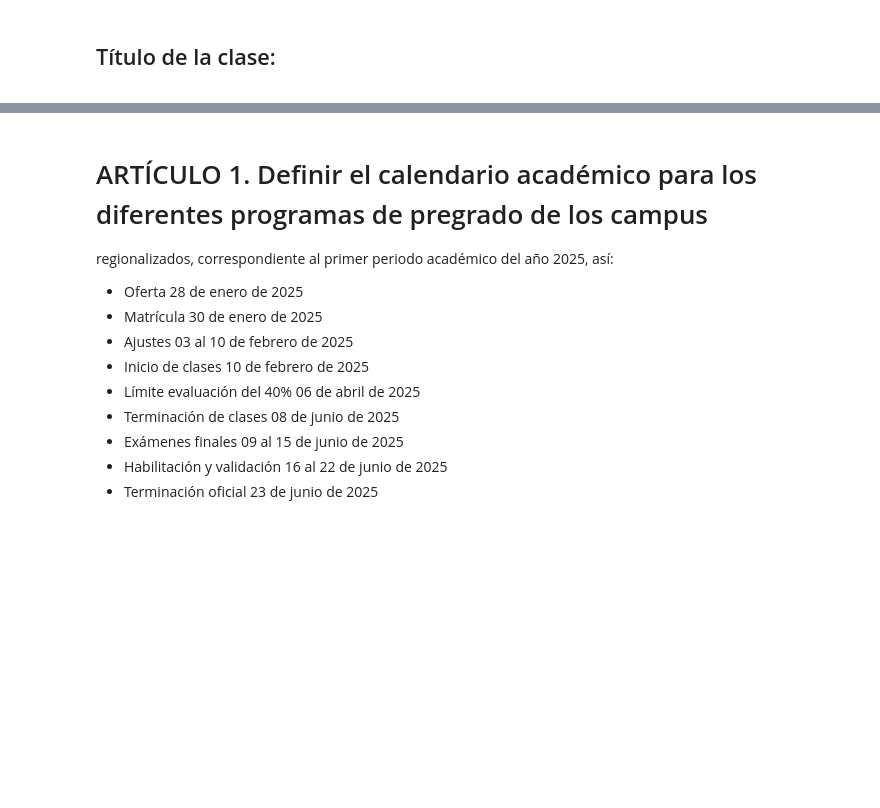
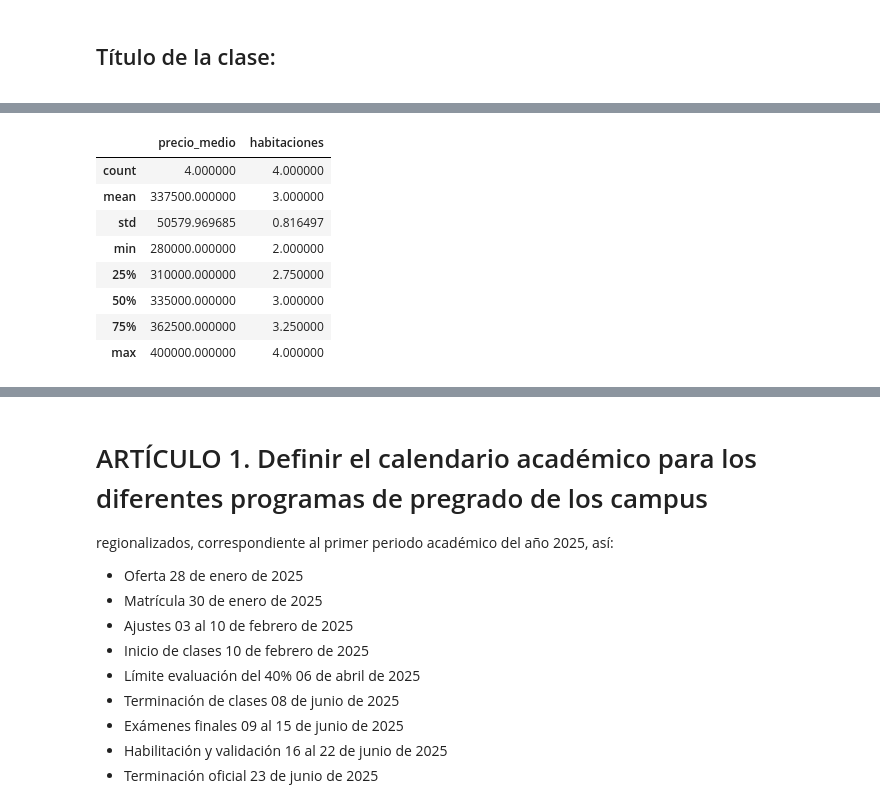
Before and after one commit to marco-canas/linea_invest_didact_math_data, a Jupyter notebook: 3_prop_invest_didact_ml_dl/1_g_lideres/4_fases_investig/1_2_diag_interven/1_secuencia_didac_ml/2_intro_R_python/2_intro_python/1_intro_python_ml_regresion.ipynb, the cells around one changed output, grey strips where cells are left out. Cells and saved outputs as stored; diff of their text form; code cells hidden in the pictures; blank space fills up the shorter version.

```diff
--- a/3_prop_invest_didact_ml_dl/1_g_lideres/4_fases_investig/1_2_diag_interven/1_secuencia_didac_ml/2_intro_R_python/2_intro_python/1_intro_python_ml_regresion.ipynb
+++ b/3_prop_invest_didact_ml_dl/1_g_lideres/4_fases_investig/1_2_diag_interven/1_secuencia_didac_ml/2_intro_R_python/2_intro_python/1_intro_python_ml_regresion.ipynb
@@ -386,0 +1119,12 @@ def save_fig(nombre_archivo_imagen):
+# %%
+df.describe()  # Estadísticas descriptivas
+# %% [output]
+|  | precio_medio | habitaciones |
+| count | 4.000000 | 4.000000 |
+| mean | 337500.000000 | 3.000000 |
+| std | 50579.969685 | 0.816497 |
+| min | 280000.000000 | 2.000000 |
+| 25% | 310000.000000 | 2.750000 |
+| 50% | 335000.000000 | 3.000000 |
+| 75% | 362500.000000 | 3.250000 |
+| max | 400000.000000 | 4.000000 |
```
Also changed, not shown: parts of 77 cells of this notebook, 1 other file.
